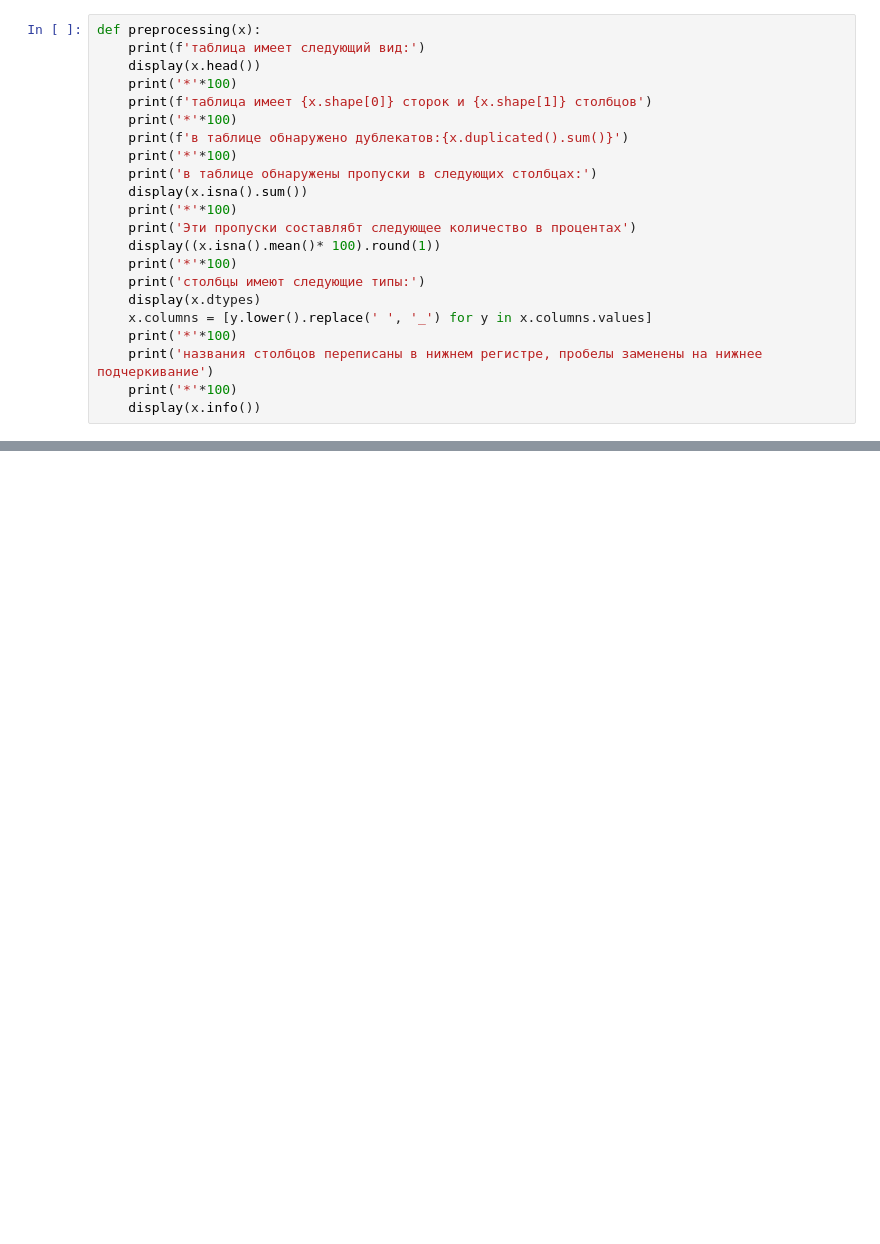
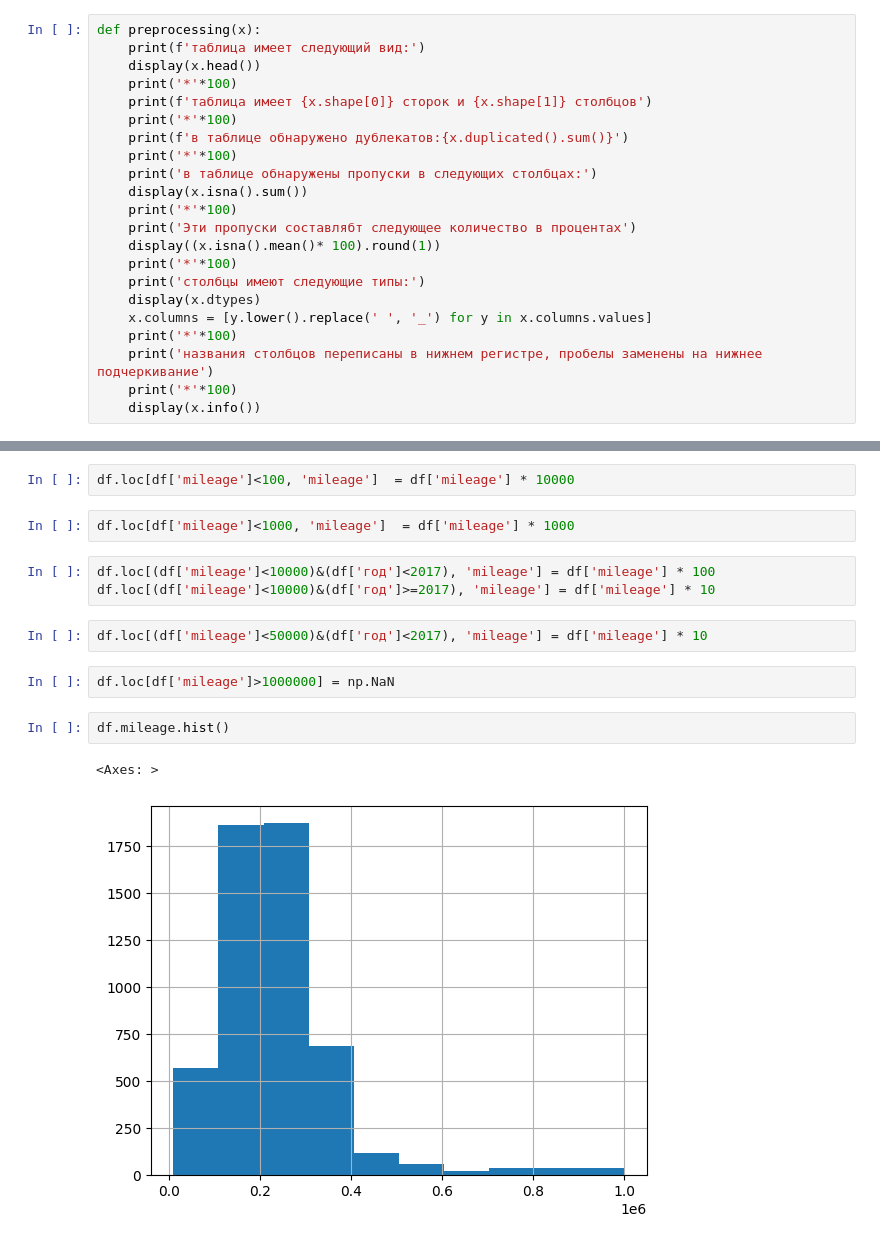
Before and after one commit to APolisakov/parsing, a Jupyter notebook: klakson.ipynb, the cells around one changed output, grey strips where cells are left out. Cells and saved outputs as stored; diff of their text form; blank space fills up the shorter version.

```diff
--- a/klakson.ipynb
+++ b/klakson.ipynb
@@ -290,0 +603,16 @@ element[0].text.split('\n')
+# %%
+df.loc[df['mileage']<100, 'mileage']  = df['mileage'] * 10000
+# %%
+df.loc[df['mileage']<1000, 'mileage']  = df['mileage'] * 1000
+# %%
+df.loc[(df['mileage']<10000)&(df['год']<2017), 'mileage'] = df['mileage'] * 100
+df.loc[(df['mileage']<10000)&(df['год']>=2017), 'mileage'] = df['mileage'] * 10
+# %%
+df.loc[(df['mileage']<50000)&(df['год']<2017), 'mileage'] = df['mileage'] * 10
+# %%
+df.loc[df['mileage']>1000000] = np.NaN
+# %%
+df.mileage.hist()
+# %% [output]
+<Axes: >
+[figure, added]
```
Also changed, not shown: parts of 126 cells of this notebook, 2 other files.
